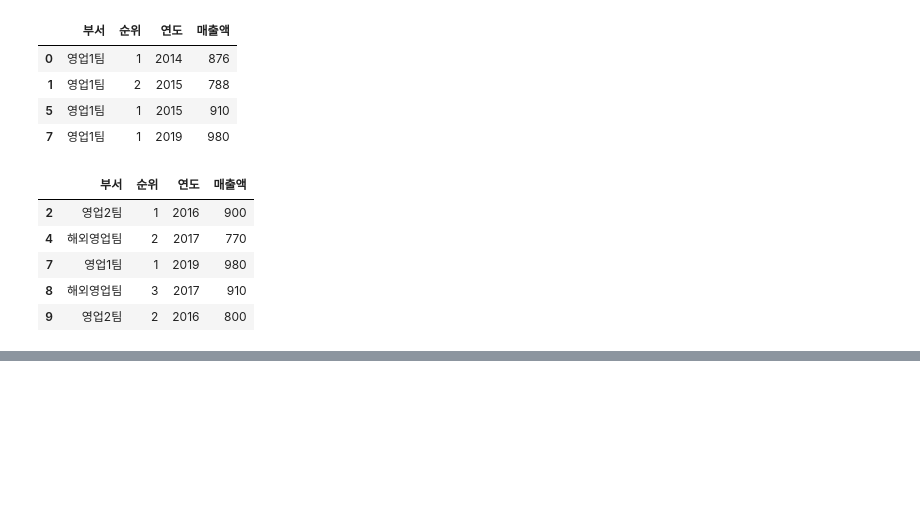
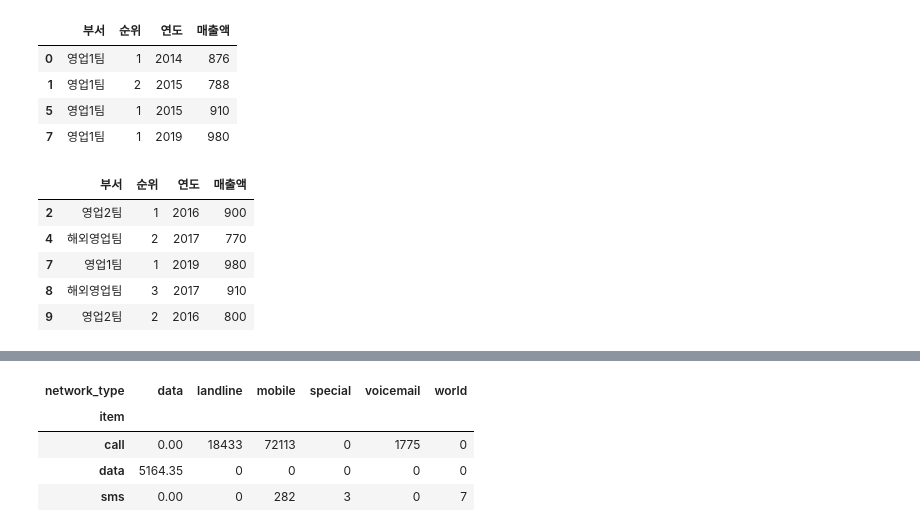
Before and after one commit to kdstheace/Python-Study, a Jupyter notebook: Day0329_Pandas_GroupBy.ipynb, the cells around one changed output, grey strips where cells are left out. Cells and saved outputs as stored; diff of their text form; code cells hidden in the pictures; blank space fills up the shorter version.

```diff
--- a/Day0329_Pandas_GroupBy.ipynb
+++ b/Day0329_Pandas_GroupBy.ipynb
@@ -226,0 +282,8 @@ data.groupby('연도').filter(lambda x : x['연도'].min() > 2015)
+# %%
+phone.pivot_table('duration', index=phone.item, columns=phone.network_type, aggfunc=np.sum, fill_value=0)
+# %% [output]
+| network_type | data | landline | mobile | special | voicemail | world |
+| item |  |  |  |  |  |  |
+| call | 0.00 | 18433 | 72113 | 0 | 1775 | 0 |
+| data | 5164.35 | 0 | 0 | 0 | 0 | 0 |
+| sms | 0.00 | 0 | 282 | 3 | 0 | 7 |
```
Also changed, not shown: parts of 6 cells of this notebook.
